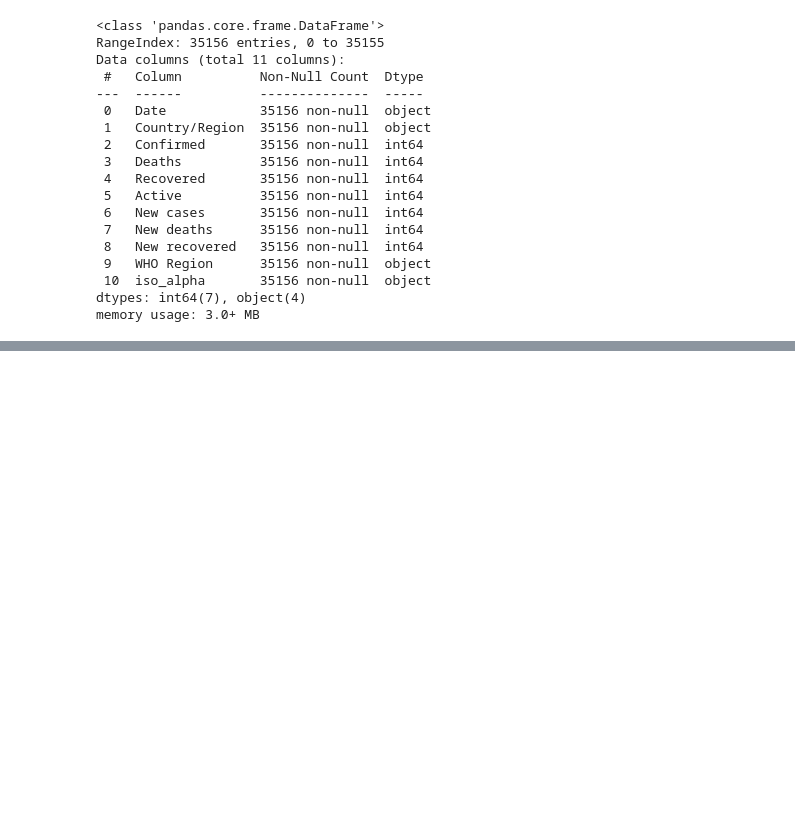
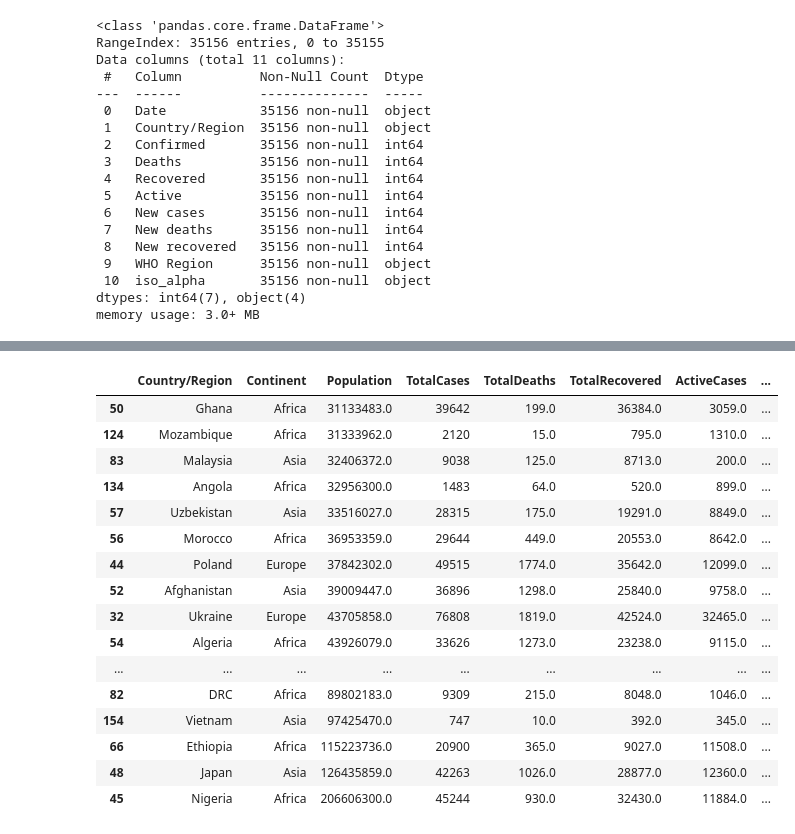
Before and after one commit to mynkchn/Drive-Into-Analysis, a Jupyter notebook: Covid Data Analysis/covid_data_analysis.ipynb, the cells around one changed output, grey strips where cells are left out. Saved outputs shown, nothing was run; the diff lists cells and outputs as text; code cells hidden in the pictures; blank space fills up the shorter version.

```diff
--- a/Covid Data Analysis/covid_data_analysis.ipynb
+++ b/Covid Data Analysis/covid_data_analysis.ipynb
@@ -95,0 +169,4 @@ px.bar(covid.head(15),x='Country/Region',y='TotalCases',color='TotalCases',heigh
+# %%
+covid['TotalCases/1M']=covid['TotalCases/1M'].fillna(covid['TotalCases/1M'].mean())
+# %%
+covid['TotalTests/1M']=covid['TotalTests/1M'].fillna(covid['TotalTests/1M'].mean())
@@ -95,0 +232,25 @@ px.bar(covid.head(15),x='Country/Region',y='TotalCases',color='TotalCases',heigh
+# %%
+# Lets Check for Countries with higher avg population but lower avg case numbers
+avg_pl=covid[(covid['Population']>covid['Population'].mean()) & (covid['TotalCases']<covid['TotalCases'].mean())]
+# %%
+sorted_avg=avg_pl.sort_values(by=['Population'],ascending=True)
+# %%
+sorted_avg
+# %% [output]
+|  | Country/Region | Continent | Population | TotalCases | TotalDeaths | TotalRecovered | ActiveCases | ... |
+| 50 | Ghana | Africa | 31133483.0 | 39642 | 199.0 | 36384.0 | 3059.0 | ... |
+| 124 | Mozambique | Africa | 31333962.0 | 2120 | 15.0 | 795.0 | 1310.0 | ... |
+| 83 | Malaysia | Asia | 32406372.0 | 9038 | 125.0 | 8713.0 | 200.0 | ... |
+| 134 | Angola | Africa | 32956300.0 | 1483 | 64.0 | 520.0 | 899.0 | ... |
+| 57 | Uzbekistan | Asia | 33516027.0 | 28315 | 175.0 | 19291.0 | 8849.0 | ... |
+| 56 | Morocco | Africa | 36953359.0 | 29644 | 449.0 | 20553.0 | 8642.0 | ... |
+| 44 | Poland | Europe | 37842302.0 | 49515 | 1774.0 | 35642.0 | 12099.0 | ... |
+| 52 | Afghanistan | Asia | 39009447.0 | 36896 | 1298.0 | 25840.0 | 9758.0 | ... |
+| 32 | Ukraine | Europe | 43705858.0 | 76808 | 1819.0 | 42524.0 | 32465.0 | ... |
+| 54 | Algeria | Africa | 43926079.0 | 33626 | 1273.0 | 23238.0 | 9115.0 | ... |
+| ... | ... | ... | ... | ... | ... | ... | ... | ... |
+| 82 | DRC | Africa | 89802183.0 | 9309 | 215.0 | 8048.0 | 1046.0 | ... |
+| 154 | Vietnam | Asia | 97425470.0 | 747 | 10.0 | 392.0 | 345.0 | ... |
+| 66 | Ethiopia | Africa | 115223736.0 | 20900 | 365.0 | 9027.0 | 11508.0 | ... |
+| 48 | Japan | Asia | 126435859.0 | 42263 | 1026.0 | 28877.0 | 12360.0 | ... |
+| 45 | Nigeria | Africa | 206606300.0 | 45244 | 930.0 | 32430.0 | 11884.0 | ... |
```
Also changed, not shown: parts of 21 cells of this notebook, 2 other files.
